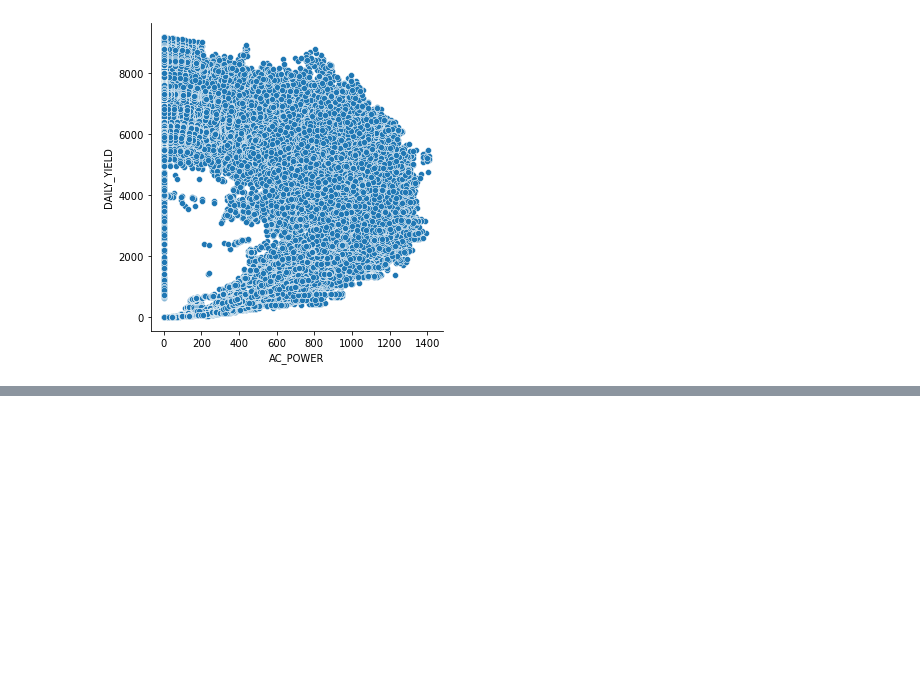
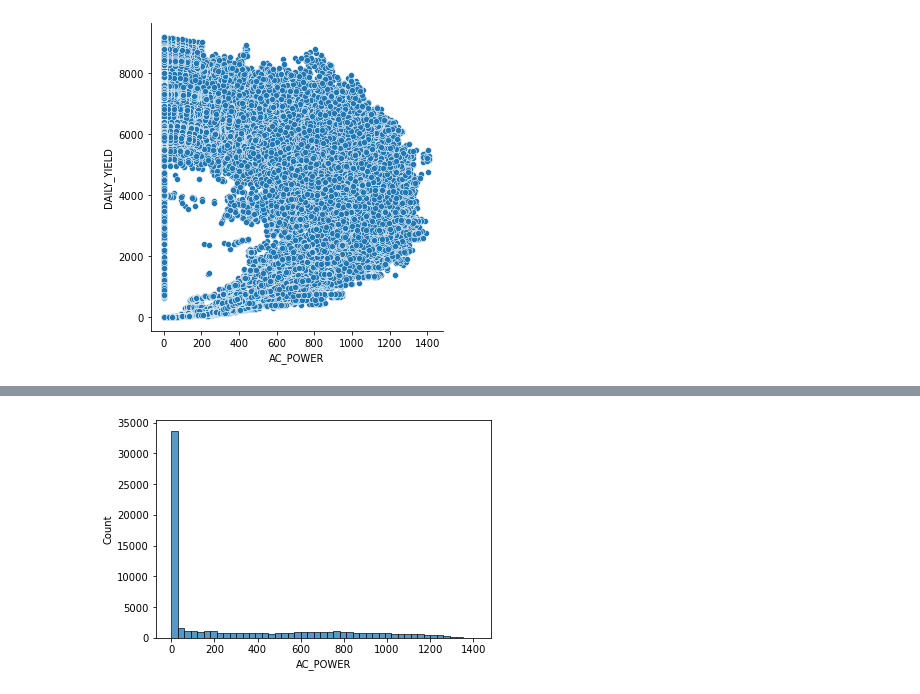
Before and after one commit to BurtonBarnes/solar, a Jupyter notebook: explore.ipynb, the cells around one changed output, grey strips where cells are left out. Saved outputs shown, nothing was run; the diff lists cells and outputs as text; code cells hidden in the pictures; blank space fills up the shorter version.

```diff
--- a/explore.ipynb
+++ b/explore.ipynb
@@ -218,0 +247,5 @@ sns.relplot(x='AC_POWER', y='DAILY_YIELD', data=df)
+# %%
+sns.histplot(df.AC_POWER, kde= True)
+plt.show()
+# %% [output]
+[figure, added]
```
Also changed, not shown: parts of 10 cells of this notebook.
